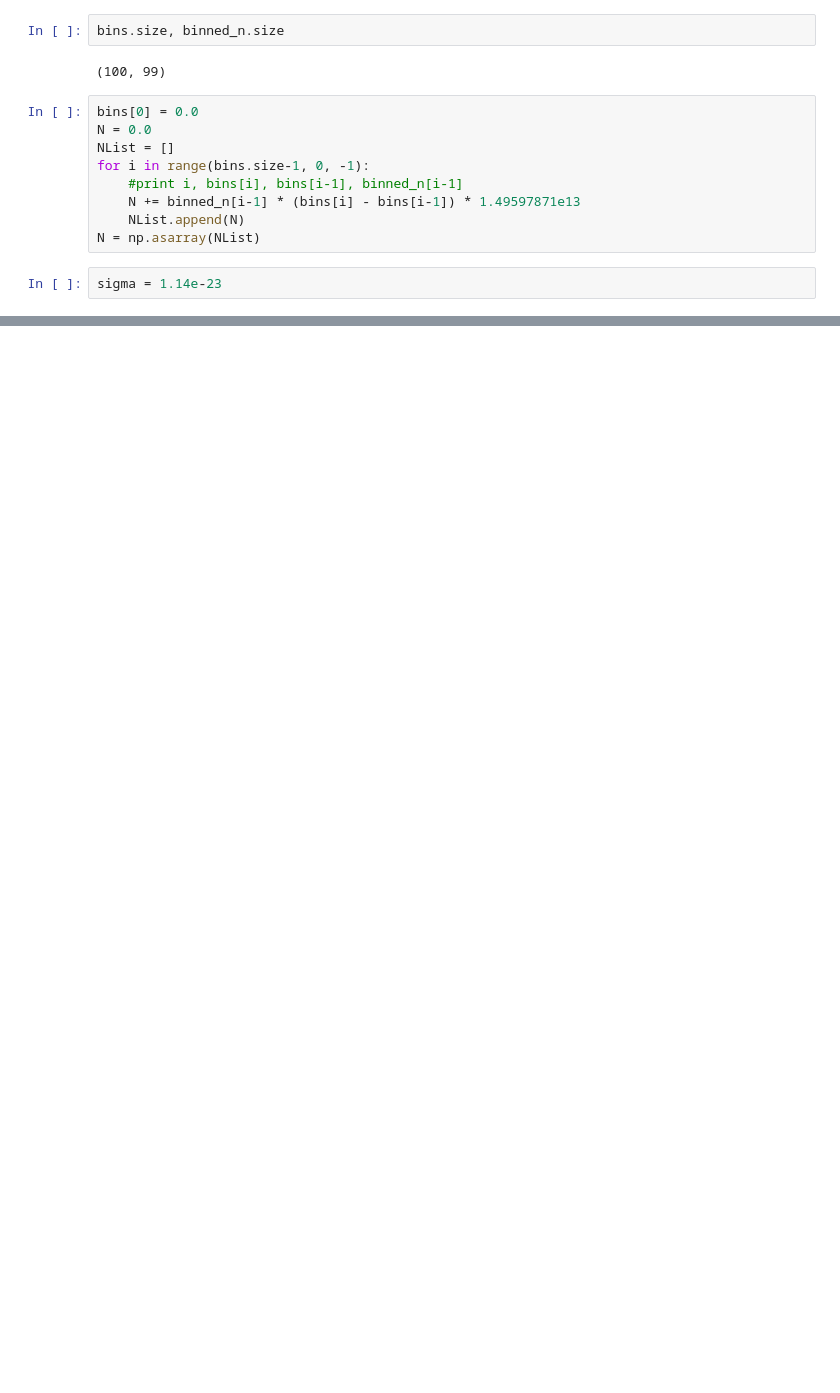
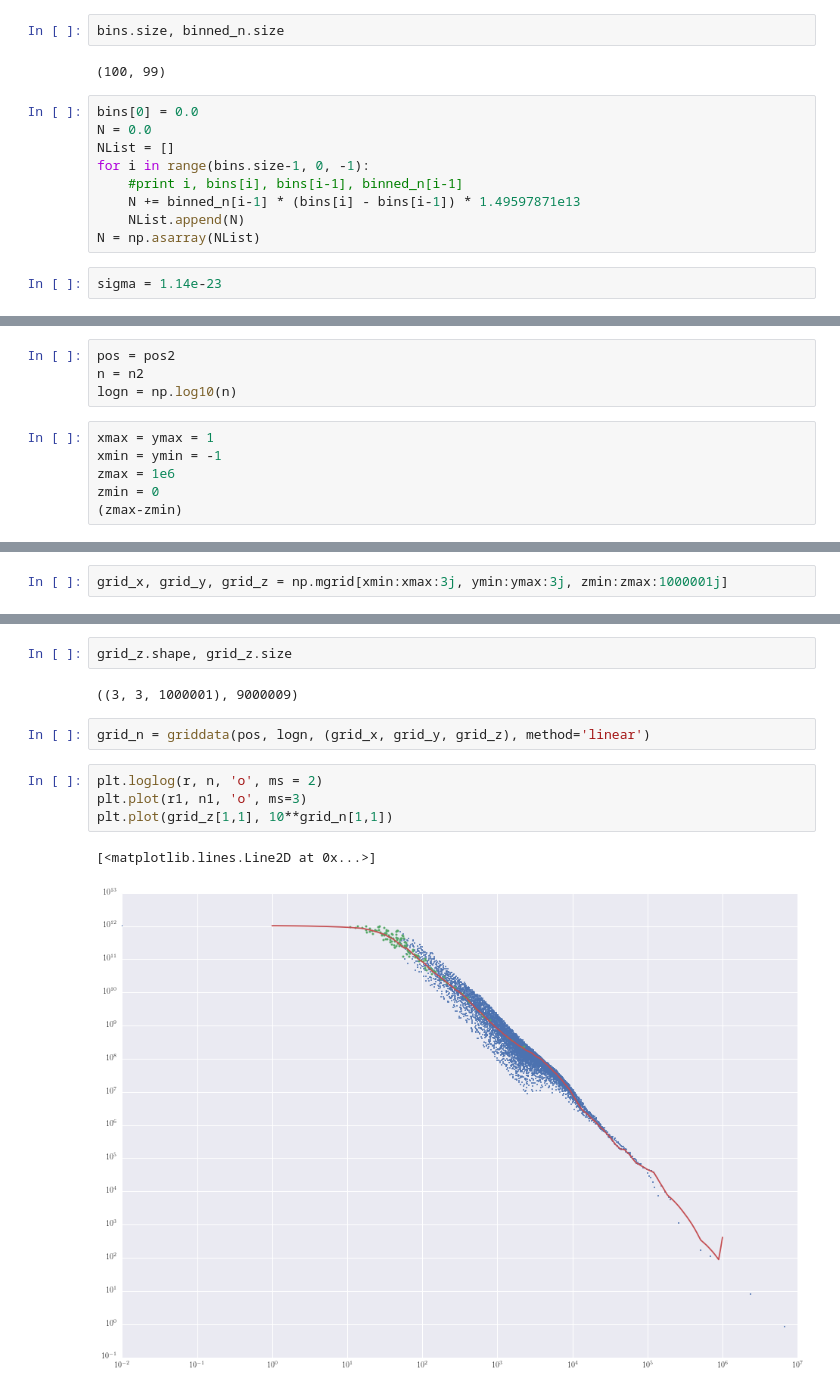
Before and after one commit to hummel/xray_notebooks, a Jupyter notebook: Column Density.ipynb, the cells around one changed output, grey strips where cells are left out. Drawn from its saved outputs; the diff is of its cells as text; blank space fills up the shorter version.

```diff
--- a/Column Density.ipynb
+++ b/Column Density.ipynb
@@ -118,0 +124,10 @@ plt.ylabel('Optical Depth')
+# %%
+pos = pos2
+n = n2
+logn = np.log10(n)
+# %%
+xmax = ymax = 1
+xmin = ymin = -1
+zmax = 1e6
+zmin = 0
+(zmax-zmin)
@@ -118,0 +136,2 @@ plt.ylabel('Optical Depth')
+# %%
+grid_x, grid_y, grid_z = np.mgrid[xmin:xmax:3j, ymin:ymax:3j, zmin:zmax:1000001j]
@@ -118,0 +158,13 @@ plt.ylabel('Optical Depth')
+# %%
+grid_z.shape, grid_z.size
+# %% [output]
+((3, 3, 1000001), 9000009)
+# %%
+grid_n = griddata(pos, logn, (grid_x, grid_y, grid_z), method='linear')
+# %%
+plt.loglog(r, n, 'o', ms = 2)
+plt.plot(r1, n1, 'o', ms=3)
+plt.plot(grid_z[1,1], 10**grid_n[1,1])
+# %% [output]
+[<matplotlib.lines.Line2D at 0x...>]
+[figure, added]
```
Also changed, not shown: parts of 11 cells of this notebook.
